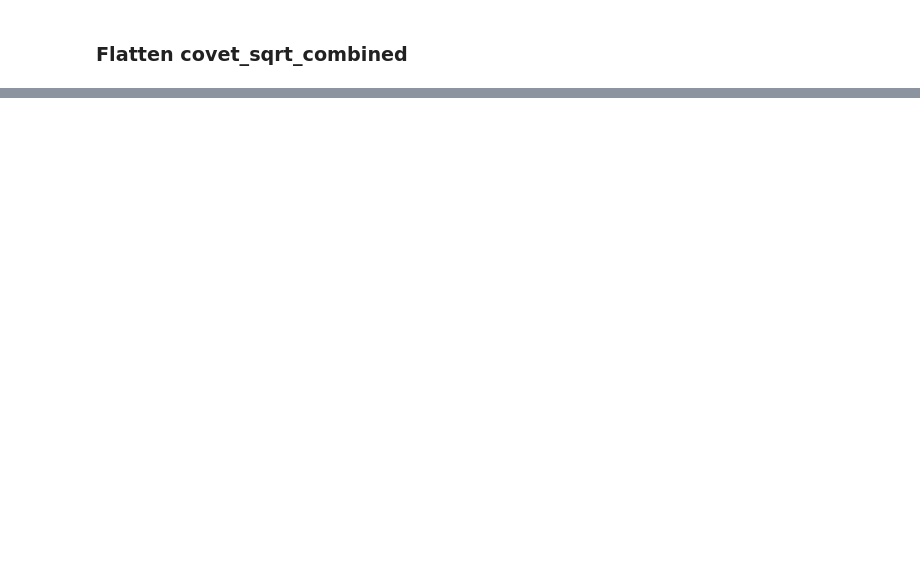
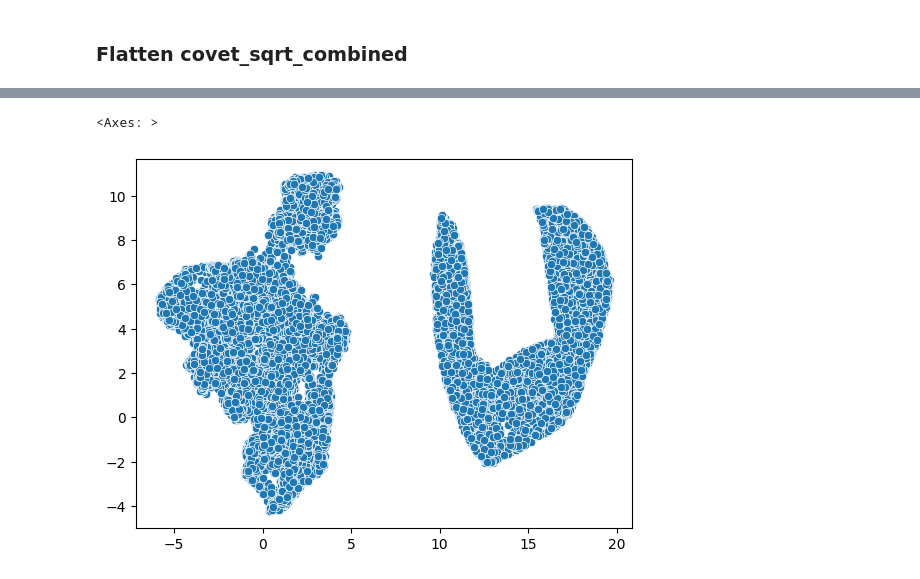
Before and after one commit to anushka-220/Undergraduate-Project, a Jupyter notebook: snn.ipynb, the cells around one changed output, grey strips where cells are left out. Drawn from its saved outputs; the diff is of its cells as text; code cells hidden in the pictures; blank space fills up the shorter version.

```diff
--- a/snn.ipynb
+++ b/snn.ipynb
@@ -21,5 +35,4 @@ covet_sqrt_st.shape
 # %% [markdown]
 ### Pad covet_sqrt_sc to 64
 # %%
-covet_sqrt_sc_padded = np.pad(covet_sqrt_sc, ((0, 0), (0, 0), (0, 2)), mode='constant')
-covet_sqrt_combined = np.concatenate((covet_sqrt_sc_padded, covet_sqrt_st), axis=0)
+covet_sqrt_sc_padded = np.pad(covet_sqrt_sc, ((0, 0), (0, 2), (0, 2)), mode='constant')
@@ -38,7 +59,7 @@ from sklearn.decomposition import PCA
 from sklearn.neighbors import NearestNeighbors
 from tqdm import tqdm  # Import tqdm for progress bar
 
-def apply_pca(X: np.ndarray, n_components: int = 100):
+def apply_pca(X: np.ndarray, n_components: int = 20):
     """
     Applies PCA to reduce dimensionality of the dataset.
 
@@ -113,7 +134,7 @@ def calculate_final_snn(snn_1: np.ndarray, snn_2: np.ndarray):
     print("Final SNN matrix computation complete.")
     return final_snn
 
-def compute_snn(envi_latent_combined: np.ndarray, covet_sqrt_combined: np.ndarray, n_neighbors: int = 10, pca_components: int = 100):
+def compute_snn(envi_latent_combined: np.ndarray, covet_sqrt_combined: np.ndarray, n_neighbors: int = 10, pca_components: int = 20):
     """
     Computes the final Shared Nearest Neighbor (SNN) similarity matrix after applying PCA.
     Also saves the individual SNN matrices before merging.
@@ -121,7 +142,7 @@ def compute_snn(envi_latent_combined: np.ndarray, covet_sqrt_combined: np.ndarra
     print("Starting SNN computation...")
 
     # Apply PCA to reduce dimensionality
-    envi_latent_combined = apply_pca(envi_latent_combined, n_components=pca_components)
+    #envi_latent_combined = apply_pca(envi_latent_combined, n_components=pca_components)
     covet_sqrt_combined = apply_pca(covet_sqrt_combined, n_components=pca_components)
 
     print("Processing covet_sqrt_combined matrix...")
@@ -145,5 +166,6 @@ def compute_snn(envi_latent_combined: np.ndarray, covet_sqrt_combined: np.ndarra
 # %%
 
 #envi_latent_combined and covet_sqrt_combined should be NumPy arrays of shape (n_samples, n_features)
-final_snn = compute_snn(envi_latent_combined, covet_sqrt_flattened, n_neighbors=10)
+#final_snn = compute_snn(envi_latent_combined, covet_sqrt_flattened, n_neighbors=10)
+covet_sqrt_PCA = apply_pca(covet_sqrt_flattened, n_components=20)
 # %% [output]
@@ -176,0 +176,4 @@ Final SNN matrix saved to final_snn.npy
+# %%
+fit = umap.UMAP(n_neighbors=100, min_dist=0.3,n_components=2)
+latent_umap = fit.fit_transform(covet_sqrt_PCA)
+latent_umap
@@ -176,0 +188,6 @@ Final SNN matrix saved to final_snn.npy
+# %%
+import seaborn as sns
+sns.scatterplot(x = latent_umap[:,0], y = latent_umap[:,1])
+# %% [output]
+<Axes: >
+[figure, added]
```
Also changed, not shown: parts of 15 cells of this notebook, 1 other file.
